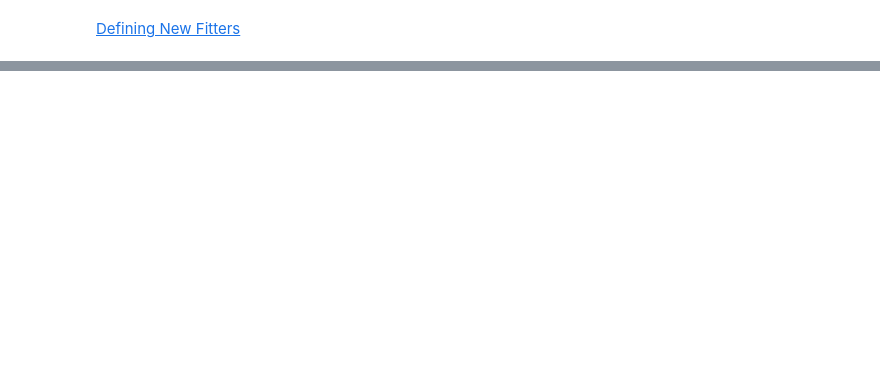
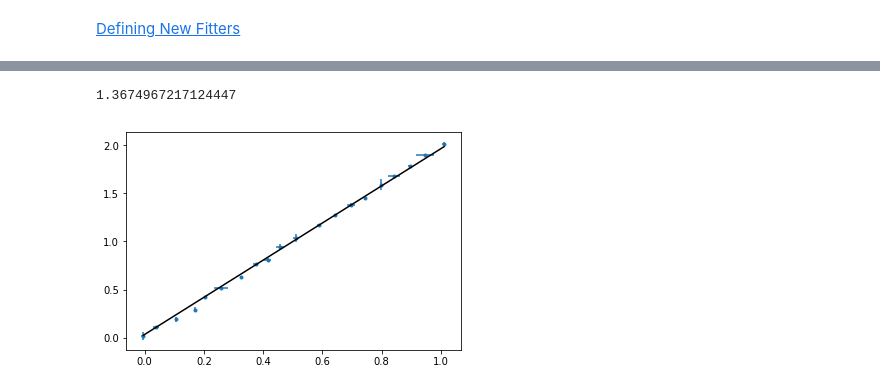
Before and after one commit to rkiman/astropy-tutorials, a Jupyter notebook: tutorials/notebooks/User-Defined-Fitter/User-Defined-Fitter.ipynb, the cells around one changed output, grey strips where cells are left out. Drawn from its saved outputs; the diff is of its cells as text; code cells hidden in the pictures; blank space fills up the shorter version.

```diff
--- a/tutorials/notebooks/User-Defined-Fitter/User-Defined-Fitter.ipynb
+++ b/tutorials/notebooks/User-Defined-Fitter/User-Defined-Fitter.ipynb
@@ -71,0 +157,30 @@ Optimization terminated successfully.    (Exit mode 0)
+# %%
+def chi_line(measured_vals, updated_model, x_sigma, y_sigma, x):
+    """
+    Chi^2 statistic for fitting a straight line with uncertainties in x and
+    y.
+
+    Parameters
+    ----------
+    measured_vals : array
+    updated_model : `~astropy.modeling.ParametricModel`
+        model with parameters set by the current iteration of the optimizer
+    x_sigma : array
+        uncertainties in x
+    y_sigma : array
+        uncertainties in y
+
+    """
+    model_vals = updated_model(x)
+    if x_sigma is None and y_sigma is None:
+        return np.sum((model_vals - measured_vals) ** 2)
+    elif x_sigma is not None and y_sigma is not None:
+        weights = 1 / (y_sigma ** 2 + updated_model.parameters[0] ** 2 *
+                       x_sigma ** 2)
+        return np.sum((weights * (model_vals - measured_vals)) ** 2)
+    else:
+        if x_sigma is not None:
+            weights = 1 / x_sigma ** 2
+        else:
+            weights = 1 / y_sigma ** 2
+        return np.sum((weights * (model_vals - measured_vals)) ** 2)
@@ -71,0 +239,3 @@ Optimization terminated successfully.    (Exit mode 0)
+# %%
+linefitterchiline = LineFitterChiLine()
+fit_chiline = linefitterchiline(linear_model, x, y, x_sigma=x_err, y_sigma=y_err)
@@ -71,0 +244,11 @@ Optimization terminated successfully.    (Exit mode 0)
+# %%
+reduced_chi_squared_chiline = calc_reduced_chi_square(fit_chiline, len(x), 2, x, y, y_err, x_err)
+print(reduced_chi_squared_chiline)
+# %% [output]
+1.3674967217124447
+# %%
+plt.errorbar(x,y,yerr=y_err,xerr=x_err,fmt='.',zorder=0)
+plt.plot(x,fit_chiline(x),'k')
+plt.show()
+# %% [output]
+[figure, added]
```
Also changed, not shown: parts of 40 cells of this notebook.
